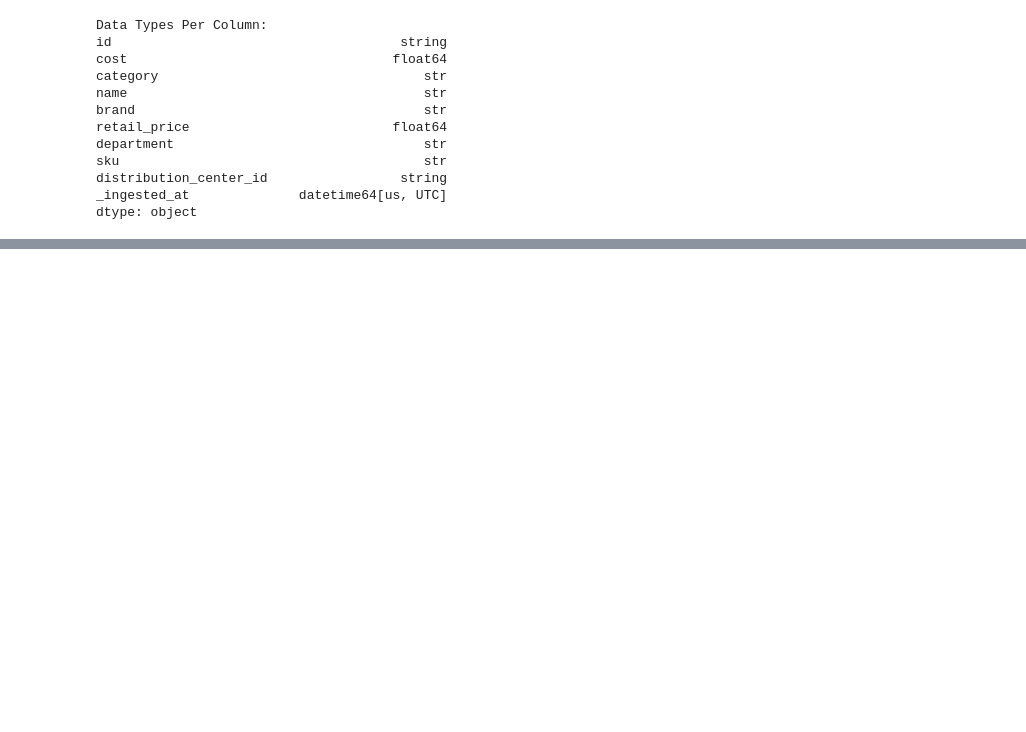
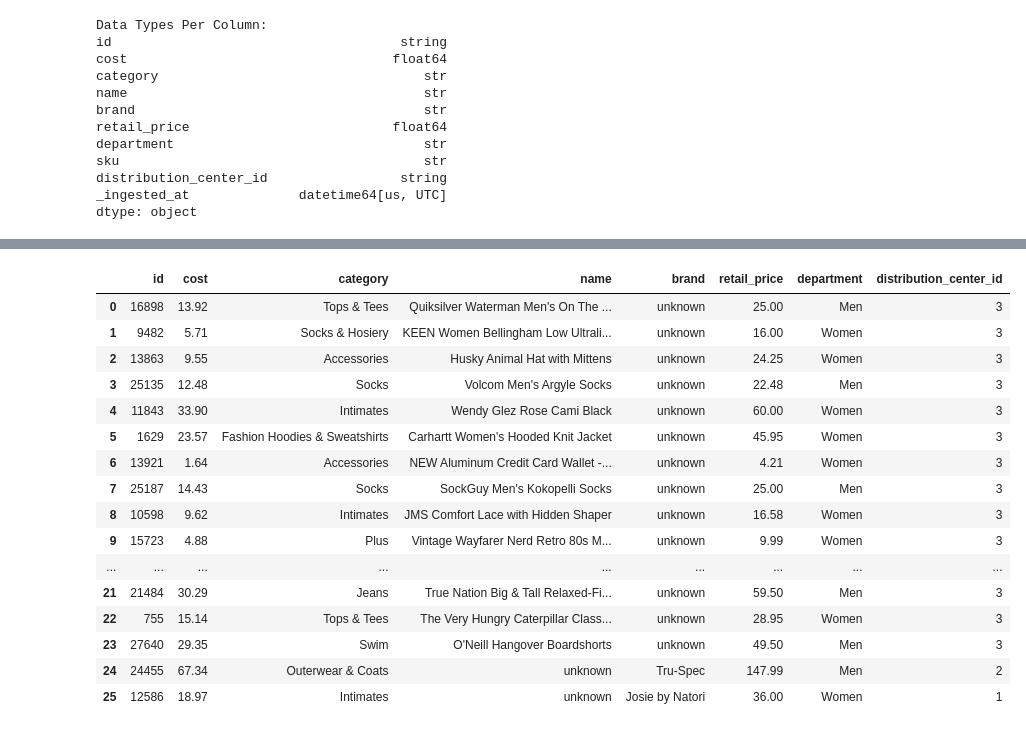
Before and after one commit to amretman77/depi-project, a Jupyter notebook: notebooks/products.ipynb, the cells around one changed output, grey strips where cells are left out. Saved outputs shown, nothing was run; the diff lists cells and outputs as text; code cells hidden in the pictures; blank space fills up the shorter version.

```diff
--- a/notebooks/products.ipynb
+++ b/notebooks/products.ipynb
@@ -110,0 +109,22 @@ df_products.to_parquet("../cleaned_data/products.parquet", index=False)
+# %%
+df_temp = pd.read_parquet("/home/amr/Work/Projects/Depi_Project/cleaned_data/temp.parquet")
+# %%
+df_temp
+# %% [output]
+|  | id | cost | category | name | brand | retail_price | department | distribution_center_id |
+| 0 | 16898 | 13.92 | Tops & Tees | Quiksilver Waterman Men's On The ... | unknown | 25.00 | Men | 3 |
+| 1 | 9482 | 5.71 | Socks & Hosiery | KEEN Women Bellingham Low Ultrali... | unknown | 16.00 | Women | 3 |
+| 2 | 13863 | 9.55 | Accessories | Husky Animal Hat with Mittens | unknown | 24.25 | Women | 3 |
+| 3 | 25135 | 12.48 | Socks | Volcom Men's Argyle Socks | unknown | 22.48 | Men | 3 |
+| 4 | 11843 | 33.90 | Intimates | Wendy Glez Rose Cami Black | unknown | 60.00 | Women | 3 |
+| 5 | 1629 | 23.57 | Fashion Hoodies & Sweatshirts | Carhartt Women's Hooded Knit Jacket | unknown | 45.95 | Women | 3 |
+| 6 | 13921 | 1.64 | Accessories | NEW Aluminum Credit Card Wallet -... | unknown | 4.21 | Women | 3 |
+| 7 | 25187 | 14.43 | Socks | SockGuy Men's Kokopelli Socks | unknown | 25.00 | Men | 3 |
+| 8 | 10598 | 9.62 | Intimates | JMS Comfort Lace with Hidden Shaper | unknown | 16.58 | Women | 3 |
+| 9 | 15723 | 4.88 | Plus | Vintage Wayfarer Nerd Retro 80s M... | unknown | 9.99 | Women | 3 |
+| ... | ... | ... | ... | ... | ... | ... | ... | ... |
+| 21 | 21484 | 30.29 | Jeans | True Nation Big & Tall Relaxed-Fi... | unknown | 59.50 | Men | 3 |
+| 22 | 755 | 15.14 | Tops & Tees | The Very Hungry Caterpillar Class... | unknown | 28.95 | Women | 3 |
+| 23 | 27640 | 29.35 | Swim | O'Neill Hangover Boardshorts | unknown | 49.50 | Men | 3 |
+| 24 | 24455 | 67.34 | Outerwear & Coats | unknown | Tru-Spec | 147.99 | Men | 2 |
+| 25 | 12586 | 18.97 | Intimates | unknown | Josie by Natori | 36.00 | Women | 1 |
```
Also changed, not shown: parts of 6 cells of this notebook, 10 other files.
